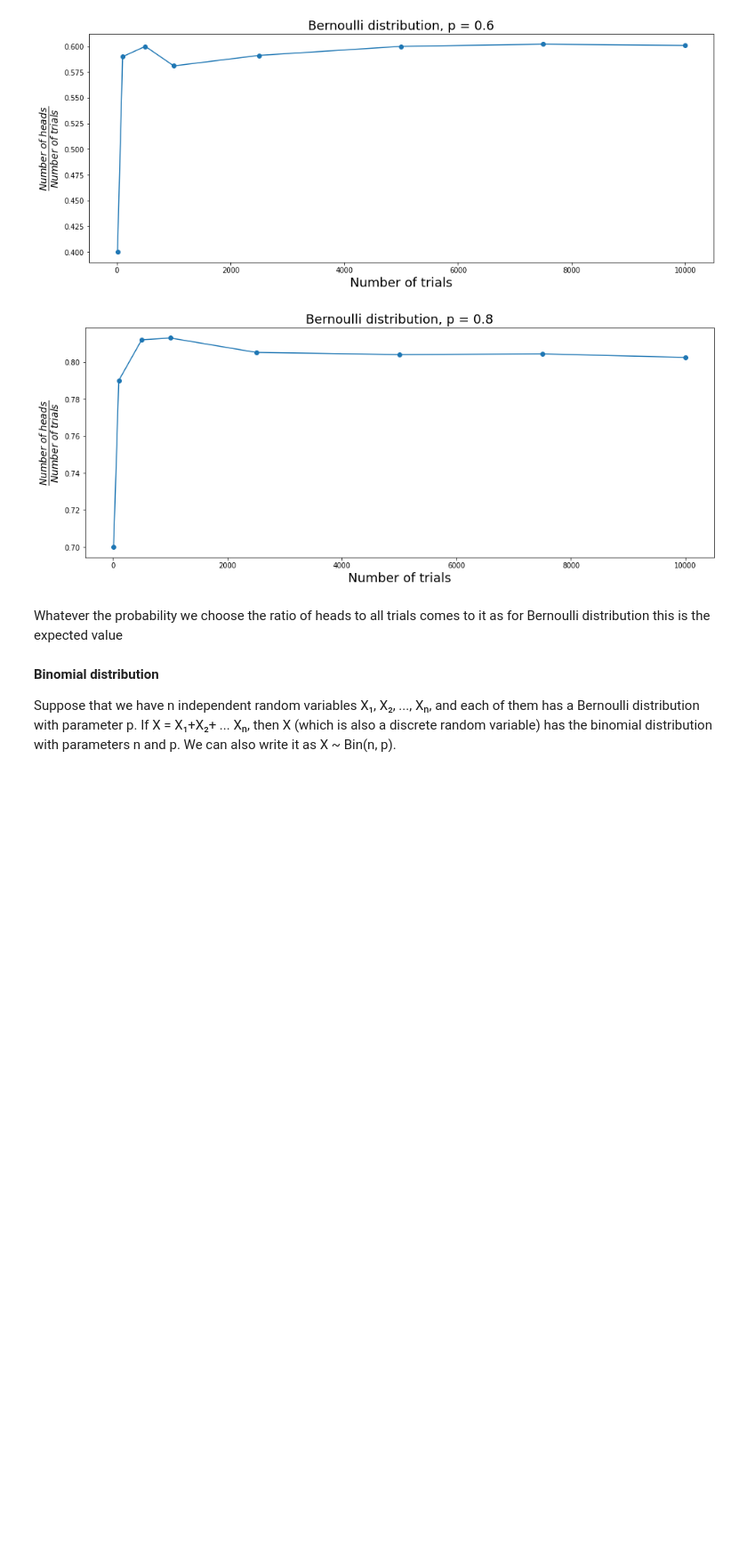
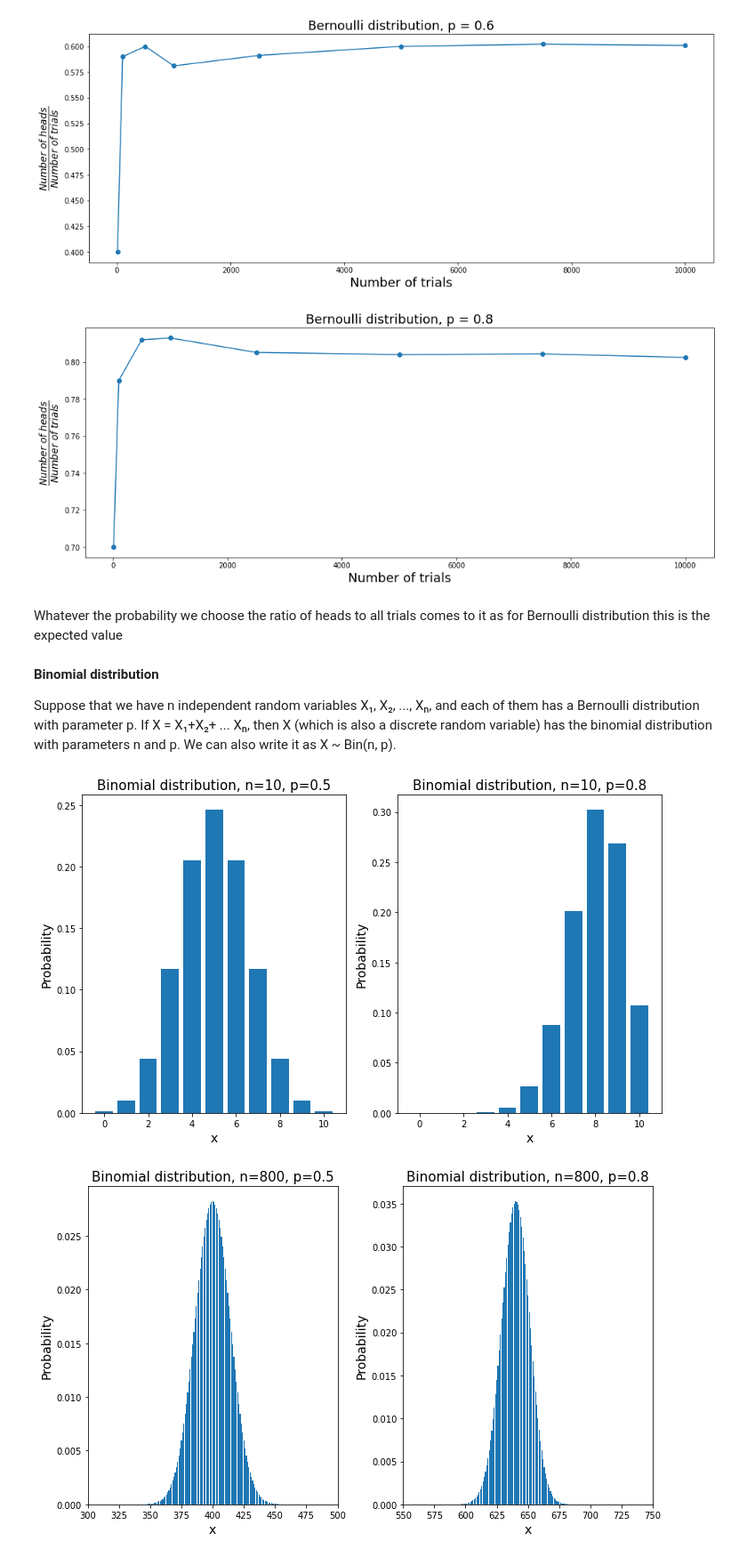
Before and after one commit to JedrzejSarna/statistics, a Jupyter notebook: Distributions.ipynb, the cells around one changed output. Shown: that part at 89% size. Saved outputs shown, nothing was run; the diff lists cells and outputs as text; code cells hidden in the pictures; blank space fills up the shorter version.

Commit message:
Added Binomial distribution

```diff
--- a/Distributions.ipynb
+++ b/Distributions.ipynb
@@ -77,3 +77,63 @@ Whatever the probability we choose the ratio of heads to all trials comes to it
 **Binomial distribution**
 
 Suppose that we have n independent random variables X₁, X₂, ..., Xₙ, and each of them has a Bernoulli distribution with parameter p. If X = X₁+X₂+ ... Xₙ, then X (which is also a discrete random variable) has the binomial distribution with parameters n and p. We can also write it as X ~ Bin(n, p).
+# %%
+from scipy.stats import binom
+n = 10
+p = 0.5
+x = np.arange(0, n+1)
+binomial = binom.pmf(k=x, n=n, p=p)
+plt.figure(figsize=(10,6))
+plt.subplot(1,2,1)
+plt.bar(x, binomial)
+plt.xlabel("x", fontsize=14)
+plt.ylabel("Probability", fontsize=14)
+plt.xlim([-1, 11])
+plt.title("Binomial distribution, n={0}, p={1}".format(n, p),
+          fontsize= 15)
+
+p = 0.8
+x = np.arange(0, n+1)
+binomial = binom.pmf(k=x, n=n, p=p)
+plt.subplot(1,2,2)
+plt.bar(x, binomial)
+plt.xlabel("x", fontsize=14)
+plt.ylabel("Probability", fontsize=14)
+plt.xlim([-1, 11])
+plt.title("Binomial distribution, n={0}, p={1}".format(n, p),
+          fontsize= 15)
+plt.tight_layout()
+plt.show()
+
+
+#big samples
+
+p = 0.5
+n = 800
+x = np.arange(0, n+1)
+binomial = binom.pmf(k=x, n=n, p=p)
+plt.figure(figsize=(10,6))
+plt.subplot(1,2,1)
+plt.bar(x, binomial)
+plt.xlabel("x", fontsize=14)
+plt.ylabel("Probability", fontsize=14)
+plt.xlim([300, 500])
+plt.title("Binomial distribution, n={0}, p={1}".format(n, p),
+          fontsize= 15)
+
+p = 0.8
+n = 800
+x = np.arange(0, n+1)
+binomial = binom.pmf(k=x, n=n, p=p)
+plt.subplot(1,2,2)
+plt.bar(x, binomial)
+plt.xlabel("x", fontsize=14)
+plt.ylabel("Probability", fontsize=14)
+plt.xlim([550, 750])
+plt.title("Binomial distribution, n={0}, p={1}".format(n, p),
+          fontsize= 15)
+plt.tight_layout()
+plt.show()
+# %% [output]
+[figure, added]
+[figure, added]
```
Also changed, not shown: parts of 3 cells of this notebook.
